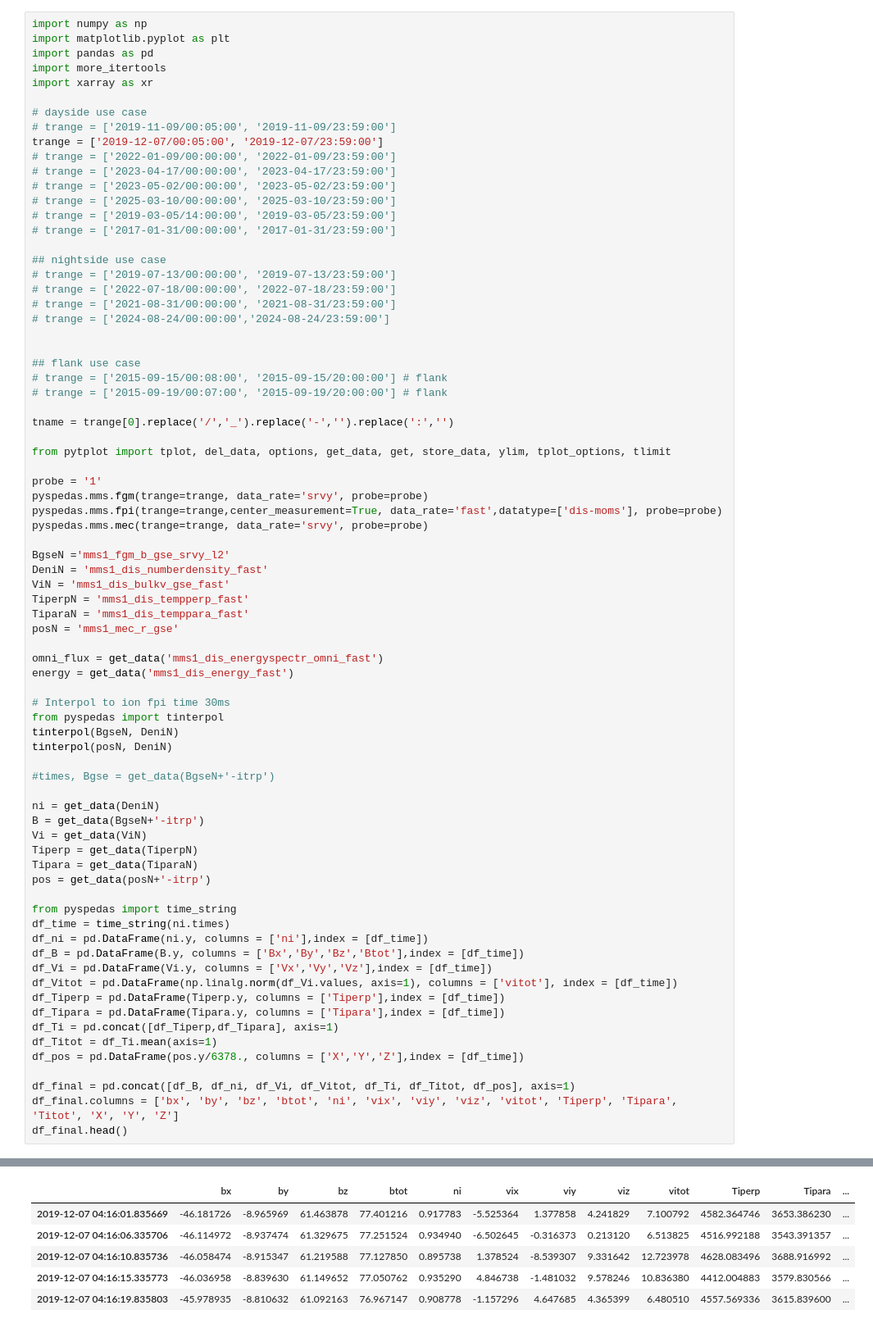
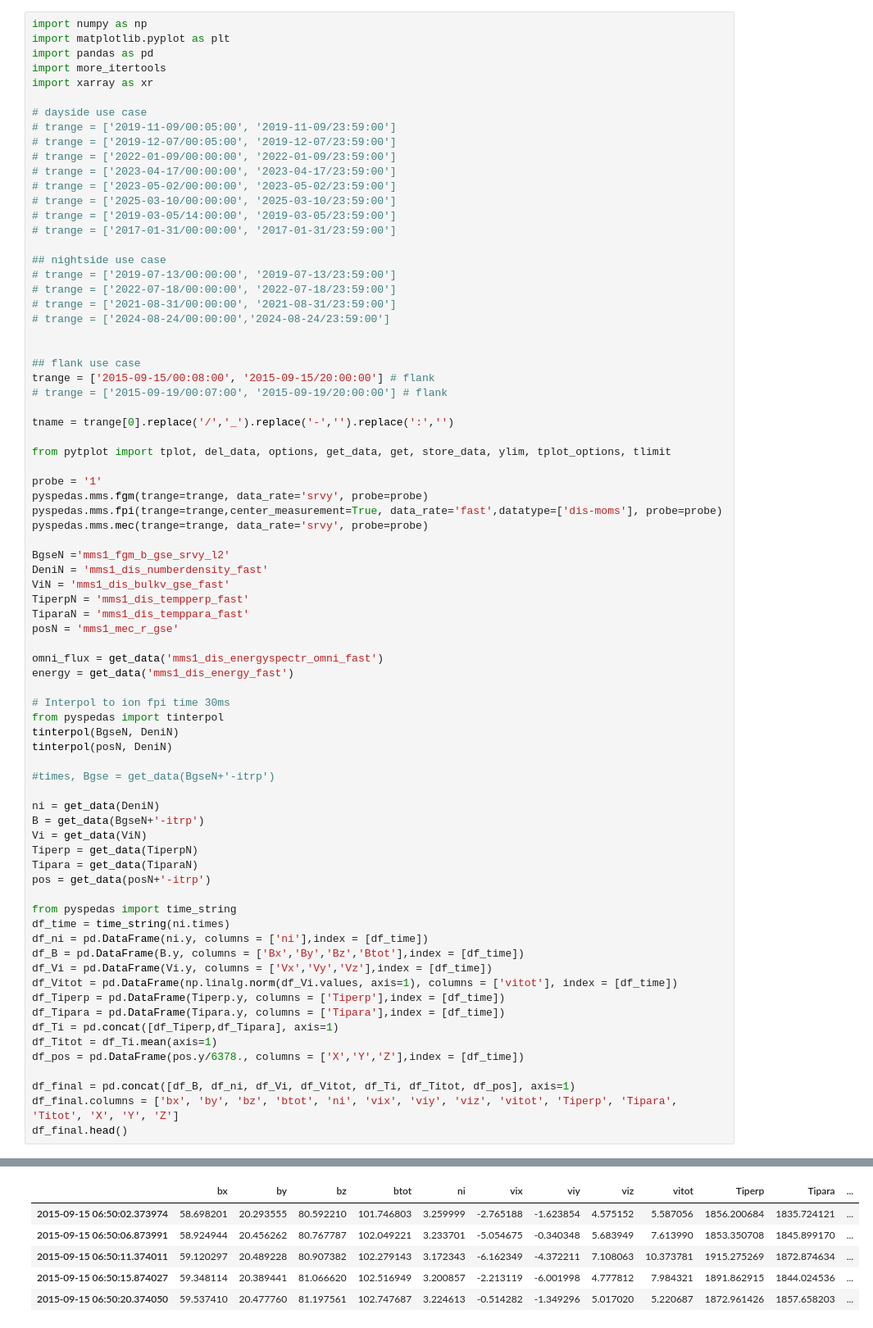
Before and after one commit to nargesahmadi/Magnetospheric-Regions, a Jupyter notebook: predictions.ipynb, the cells around one changed output, grey strips where cells are left out. Shown: that part at 82% size. Drawn from its saved outputs; the diff is of its cells as text.

```diff
--- a/predictions.ipynb
+++ b/predictions.ipynb
@@ -145,7 +145,7 @@ import xarray as xr
 
 # dayside use case
 # trange = ['2019-11-09/00:05:00', '2019-11-09/23:59:00']
-trange = ['2019-12-07/00:05:00', '2019-12-07/23:59:00']
+# trange = ['2019-12-07/00:05:00', '2019-12-07/23:59:00']
 # trange = ['2022-01-09/00:00:00', '2022-01-09/23:59:00']
 # trange = ['2023-04-17/00:00:00', '2023-04-17/23:59:00']
 # trange = ['2023-05-02/00:00:00', '2023-05-02/23:59:00']
@@ -161,7 +161,7 @@ trange = ['2019-12-07/00:05:00', '2019-12-07/23:59:00']
 
 
 ## flank use case
-# trange = ['2015-09-15/00:08:00', '2015-09-15/20:00:00'] # flank
+trange = ['2015-09-15/00:08:00', '2015-09-15/20:00:00'] # flank
 # trange = ['2015-09-19/00:07:00', '2015-09-19/20:00:00'] # flank
 
 tname = trange[0].replace('/','_').replace('-','').replace(':','')
@@ -231,9 +230,9 @@ df_final.head()
 |  | bx | by | bz | btot | ni | vix | viy | viz | vitot | Tiperp | Tipara | ... |
-| 2019-12-07 04:16:01.835669 | -46.181726 | -8.965969 | 61.463878 | 77.401216 | 0.917783 | -5.525364 | 1.377858 | 4.241829 | 7.100792 | 4582.364746 | 3653.386230 | ... |
-| 2019-12-07 04:16:06.335706 | -46.114972 | -8.937474 | 61.329675 | 77.251524 | 0.934940 | -6.502645 | -0.316373 | 0.213120 | 6.513825 | 4516.992188 | 3543.391357 | ... |
-| 2019-12-07 04:16:10.835736 | -46.058474 | -8.915347 | 61.219588 | 77.127850 | 0.895738 | 1.378524 | -8.539307 | 9.331642 | 12.723978 | 4628.083496 | 3688.916992 | ... |
-| 2019-12-07 04:16:15.335773 | -46.036958 | -8.839630 | 61.149652 | 77.050762 | 0.935290 | 4.846738 | -1.481032 | 9.578246 | 10.836380 | 4412.004883 | 3579.830566 | ... |
-| 2019-12-07 04:16:19.835803 | -45.978935 | -8.810632 | 61.092163 | 76.967147 | 0.908778 | -1.157296 | 4.647685 | 4.365399 | 6.480510 | 4557.569336 | 3615.839600 | ... |
+| 2015-09-15 06:50:02.373974 | 58.698201 | 20.293555 | 80.592210 | 101.746803 | 3.259999 | -2.765188 | -1.623854 | 4.575152 | 5.587056 | 1856.200684 | 1835.724121 | ... |
+| 2015-09-15 06:50:06.873991 | 58.924944 | 20.456262 | 80.767787 | 102.049221 | 3.233701 | -5.054675 | -0.340348 | 5.683949 | 7.613990 | 1853.350708 | 1845.899170 | ... |
+| 2015-09-15 06:50:11.374011 | 59.120297 | 20.489228 | 80.907382 | 102.279143 | 3.172343 | -6.162349 | -4.372211 | 7.108063 | 10.373781 | 1915.275269 | 1872.874634 | ... |
+| 2015-09-15 06:50:15.874027 | 59.348114 | 20.389441 | 81.066620 | 102.516949 | 3.200857 | -2.213119 | -6.001998 | 4.777812 | 7.984321 | 1891.862915 | 1844.024536 | ... |
+| 2015-09-15 06:50:20.374050 | 59.537410 | 20.477760 | 81.197561 | 102.747687 | 3.224613 | -0.514282 | -1.349296 | 5.017020 | 5.220687 | 1872.961426 | 1857.658203 | ... |
 # %%
 block_size = 40
 blocks = list(more_itertools.chunked(df_final.values, block_size))
```
Also changed, not shown: parts of 4 cells of this notebook, 5 other files.
